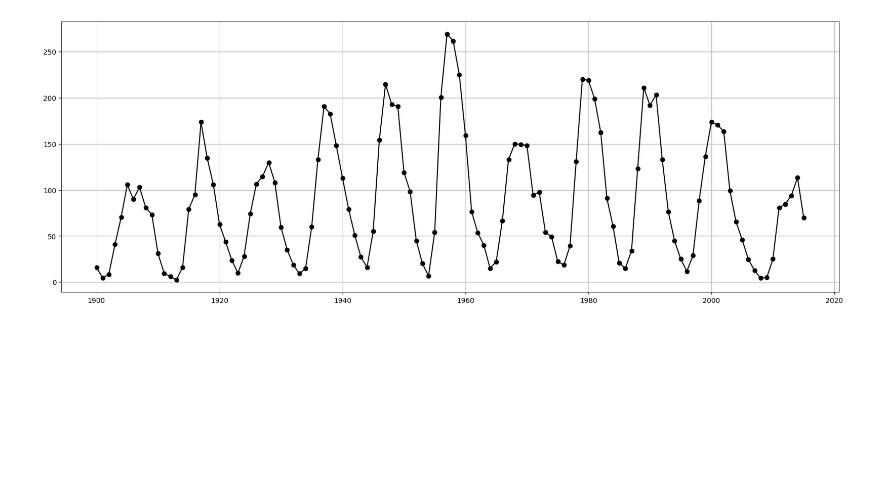
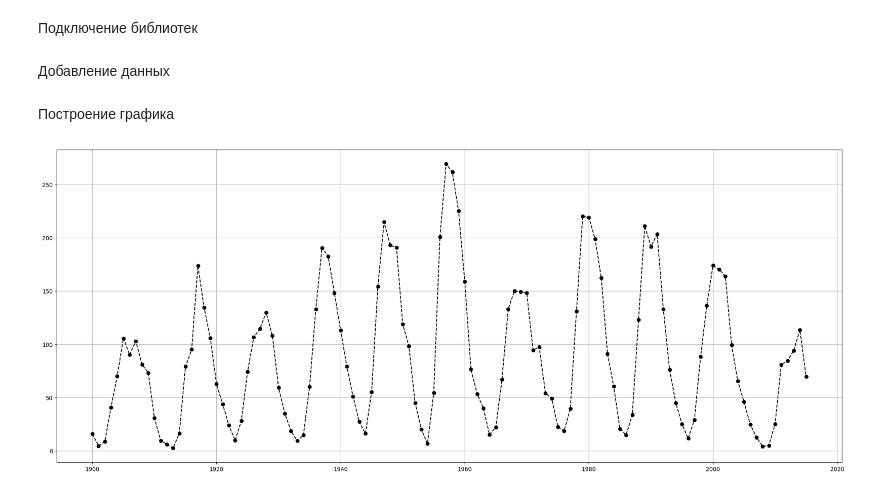
Before and after one commit to ChernovaNatalya/ScientificProgramming, a Jupyter notebook: SolarActivity.ipynb, the cells around one changed output. Drawn from its saved outputs; the diff is of its cells as text; code cells hidden in the pictures; blank space fills up the shorter version.

```diff
--- a/SolarActivity.ipynb
+++ b/SolarActivity.ipynb
@@ -3,2 +26,4 @@
+# %% [markdown]
+Подключение библиотек
 # %%
 import numpy as np
@@ -6,4 +31,6 @@ import matplotlib.pyplot as pp
 %matplotlib inline
 import sympy
 from scipy.fft import fft, fftfreq
+# %% [markdown]
+Добавление данных
 # %%
@@ -16,10 +41,12 @@ datas = np.array([15.7, 4.6, 8.5, 40.8, 70.1, 105.5, 90.1, 102.8, 80.9, 73.2, 30
   76.4, 53.4, 39.9, 15.0, 22.0, 66.8, 132.9, 150.0, 149.4, 148.0, 94.4, 97.6, 54.1, 49.2, 22.5, 18.4, 39.3, 131.0, 220.1, 218.9,
   198.9, 162.4, 91.0, 60.5, 20.6, 14.8, 33.9, 123.0, 211.1, 191.8, 203.3, 133.0, 76.1, 44.9, 25.1, 11.6, 28.9, 88.3, 136.3, 173.9,
   170.4, 163.6, 99.3, 65.3, 45.8, 24.7, 12.6, 4.2, 4.8, 24.9, 80.8, 84.5, 94.0, 113.3, 69.8])
+# %% [markdown]
+Построение графика
 # %%
-pp.figure(figsize=(20, 7))
-pp.plot(years, datas, "ko-")
-pp.grid()
-pp.show()
+plt.figure(figsize=(25, 10))
+plt.plot(years, datas, "ko--")
+plt.grid()
+pass
 # %% [output]
-[figure, old version]
+[figure, new version]
```
Also changed, not shown: parts of 12 cells of this notebook.
